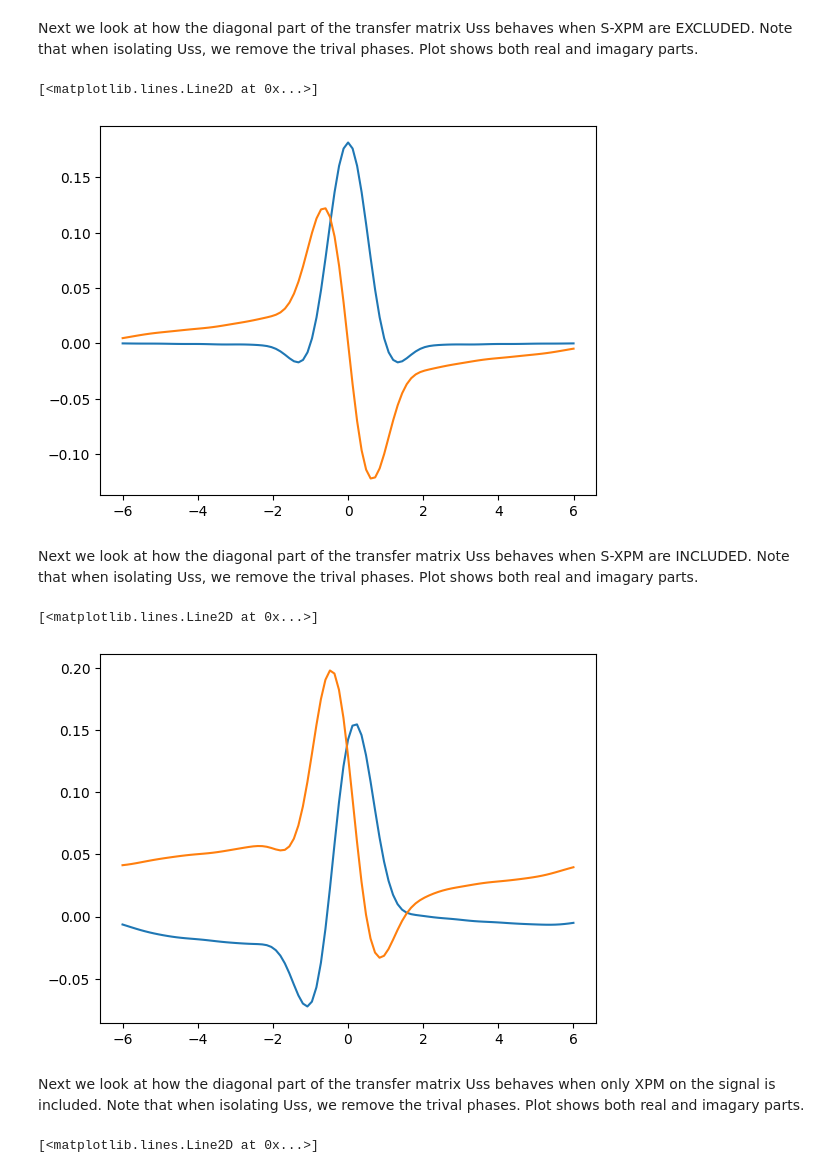
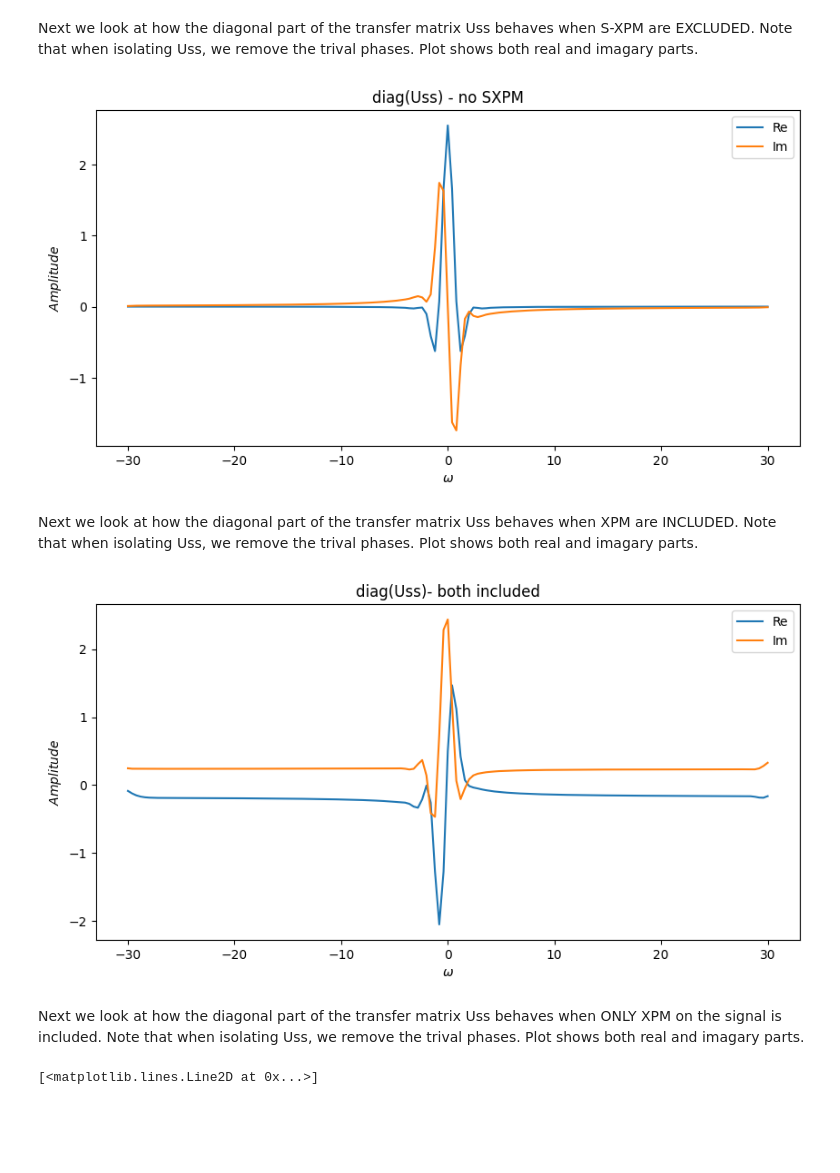
Before and after one commit to polyquantique/NeedALight, a Jupyter notebook: NeedALight/examples/example_sxpm.ipynb, the cells around one changed output. Cells and saved outputs as stored; diff of their text form; code cells hidden in the pictures; blank space fills up the shorter version.

```diff
--- a/NeedALight/examples/example_sxpm.ipynb
+++ b/NeedALight/examples/example_sxpm.ipynb
@@ -8,7 +8,7 @@ Parameters and function definitions (pulse and energy density). Increasing the n
 # %%
 #Parameters for calculations
 
-N = 101  # Number of frequency values: Always choose a number ending in 1. That way you always have a frequency value = 0
+N = 151  # Number of frequency values: Always choose a number ending in 1. That way you always have a frequency value = 0
 Np = 0.04# Number of pump photons: Vary this to modify gain values 0.000002  0.0172
 vp = 0.1  # pump velocity
 l = 1.0  # amplification region length
@@ -28,9 +28,9 @@ def symmetric_v(vp, sig, l, a):
 
 vs, vi = symmetric_v(vp, sig, l, a)
 
-#Frequency values
-wi = -6
-wf = 6
+#Frequency values: Note the larger range, this is for SPM considerations
+wi = -30
+wf = 30
 dw = (wf - wi) / (N - 1)
 w = np.linspace(wi, wf, N)
 
@@ -116,43 +114,54 @@ Next we look at how the diagonal part of the transfer matrix Uss behaves when S-
 # %%
 #Looking at the transfer function Uss without S-X-PM
 N1 = len(T1)
 ks = 1 / vs - 1 / vp
 ki = 1 / vi - 1 / vp
 Uss = (
 np.diag(np.exp(-1j * ks * w * l / 2))
 @ T1[0 : N1 // 2, 0 : N1 // 2]
 @ np.diag(np.exp(-1j * ks * w * l / 2))
 )
 
 
-plt.plot(w,np.real(np.diag(Uss))-1)
-plt.plot(w,np.imag(np.diag(Uss)))
+fig, ax1 = plt.subplots()
+fig.set_figwidth(10)
+ax1.plot(w, np.real(np.diag(Uss))-1, label='Re')
+ax1.plot(w, np.imag(np.diag(Uss)), label='Im')
+ax1.set_xlabel(r"$\omega$")
+ax1.set_ylabel(r"$Amplitude$")
+ax1.set_title(r"diag(Uss) - no SXPM")
+ax1.legend()
+plt.show()
 # %% [output]
-[<matplotlib.lines.Line2D at 0x...>]
-[figure, old version]
+[figure, new version]
 # %% [markdown]
-Next we look at how the diagonal part of the transfer matrix Uss behaves when S-XPM are INCLUDED. Note that when isolating Uss, we remove the trival phases. Plot shows both real and imagary parts.
+Next we look at how the diagonal part of the transfer matrix Uss behaves when XPM are INCLUDED. Note that when isolating Uss, we remove the trival phases. Plot shows both real and imagary parts.
 # %%
 #Looking at the transfer function Uss without S-X-PM
-N2 = len(T3)
+N2 = len(T2)
 ks = 1 / vs - 1 / vp
 ki = 1 / vi - 1 / vp
 UssXPM = (
 np.diag(np.exp(-1j * ks * w * l / 2))
-@ T3[0 : N2 // 2, 0 : N2 // 2]
+@ T2[0 : N2 // 2, 0 : N2 // 2]
 @ np.diag(np.exp(-1j * ks * w * l / 2))
 )
 
 
-plt.plot(w,np.real(np.diag(UssXPM))-1)
-plt.plot(w,np.imag(np.diag(UssXPM)))
-#plt.plot(w,np.real(np.diag(Uss))-1)         #Remove these commments to compare with non-S-X-PM case
-#plt.plot(w,np.imag(np.diag(Uss)))
+
+fig, ax1 = plt.subplots()
+fig.set_figwidth(10)
+ax1.plot(w, np.real(np.diag(UssXPM))-1, label='Re')
+ax1.plot(w, np.imag(np.diag(UssXPM)), label='Im')
+ax1.set_xlabel(r"$\omega$")
+ax1.set_ylabel(r"$Amplitude$")
+ax1.set_title(r"diag(Uss)- both included")
+ax1.legend()
+plt.show()
 # %% [output]
-[<matplotlib.lines.Line2D at 0x...>]
-[figure, old version]
+[figure, new version]
 # %% [markdown]
-Next we look at how the diagonal part of the transfer matrix Uss behaves when only XPM on the signal is included. Note that when isolating Uss, we remove the trival phases. Plot shows both real and imagary parts.
+Next we look at how the diagonal part of the transfer matrix Uss behaves when ONLY XPM on the signal is included. Note that when isolating Uss, we remove the trival phases. Plot shows both real and imagary parts.
 # %%
 T4 = SXPM_prop(vs, vi, vp, 0, 0, xpms, 0, pump, density, domain, w)
 N4 = len(T4)
```
Also changed, not shown: parts of 6 cells of this notebook, 1 other file.
